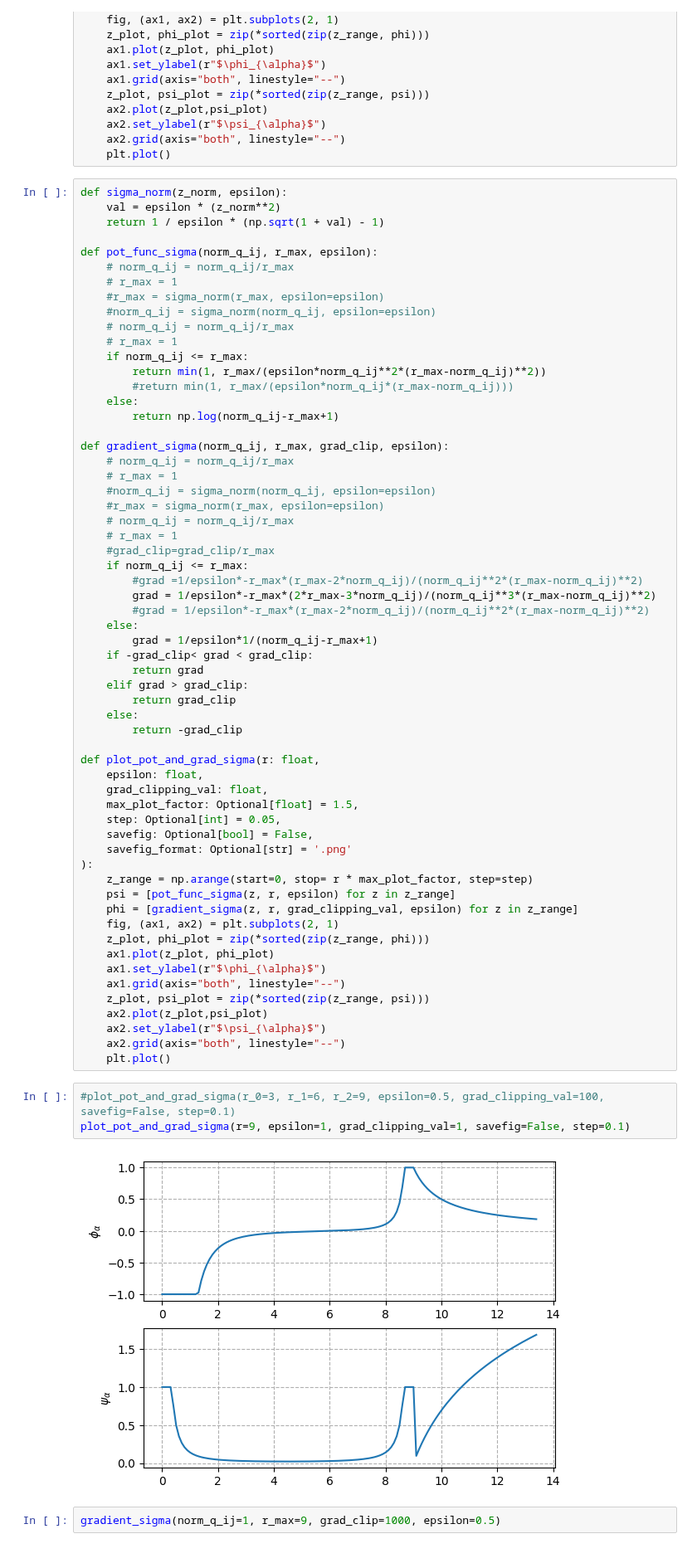
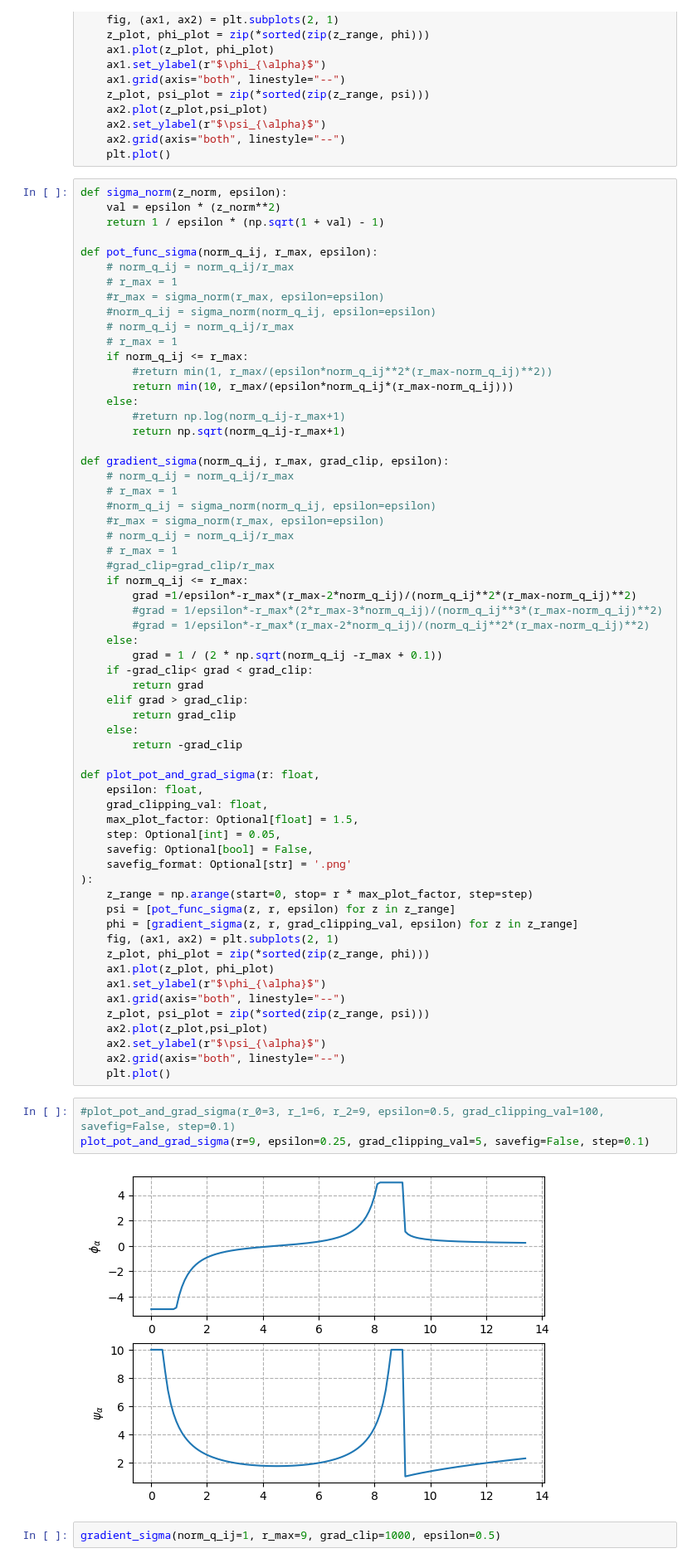
Before and after one commit to MariusWiggert/OceanPlatformControl, a Jupyter notebook: scripts/nicolas/misc/pot_func_design.ipynb, the cells around one changed output. Shown at 83% size. Cells and saved outputs as stored; diff of their text form.

Commit message:
Latest update with hysteresis taken into account in grad of flocking

```diff
--- a/scripts/nicolas/misc/pot_func_design.ipynb
+++ b/scripts/nicolas/misc/pot_func_design.ipynb
@@ -336,10 +336,11 @@ def pot_func_sigma(norm_q_ij, r_max, epsilon):
     # norm_q_ij = norm_q_ij/r_max
     # r_max = 1
     if norm_q_ij <= r_max:
-        return min(1, r_max/(epsilon*norm_q_ij**2*(r_max-norm_q_ij)**2))
-        #return min(1, r_max/(epsilon*norm_q_ij*(r_max-norm_q_ij)))
+        #return min(1, r_max/(epsilon*norm_q_ij**2*(r_max-norm_q_ij)**2))
+        return min(10, r_max/(epsilon*norm_q_ij*(r_max-norm_q_ij)))
     else:
-        return np.log(norm_q_ij-r_max+1)
+        #return np.log(norm_q_ij-r_max+1)
+        return np.sqrt(norm_q_ij-r_max+1)
 
 def gradient_sigma(norm_q_ij, r_max, grad_clip, epsilon):
     # norm_q_ij = norm_q_ij/r_max
@@ -350,11 +351,11 @@ def gradient_sigma(norm_q_ij, r_max, grad_clip, epsilon):
     # r_max = 1
     #grad_clip=grad_clip/r_max
     if norm_q_ij <= r_max:
-        #grad =1/epsilon*-r_max*(r_max-2*norm_q_ij)/(norm_q_ij**2*(r_max-norm_q_ij)**2)
-        grad = 1/epsilon*-r_max*(2*r_max-3*norm_q_ij)/(norm_q_ij**3*(r_max-norm_q_ij)**2)
+        grad =1/epsilon*-r_max*(r_max-2*norm_q_ij)/(norm_q_ij**2*(r_max-norm_q_ij)**2)
+        #grad = 1/epsilon*-r_max*(2*r_max-3*norm_q_ij)/(norm_q_ij**3*(r_max-norm_q_ij)**2)
         #grad = 1/epsilon*-r_max*(r_max-2*norm_q_ij)/(norm_q_ij**2*(r_max-norm_q_ij)**2)
     else:
-        grad = 1/epsilon*1/(norm_q_ij-r_max+1)
+        grad = 1 / (2 * np.sqrt(norm_q_ij -r_max + 0.1))
     if -grad_clip< grad < grad_clip:
         return grad
     elif grad > grad_clip:
@@ -385,9 +386,9 @@ def plot_pot_and_grad_sigma(r: float,
     plt.plot()
 # %%
 #plot_pot_and_grad_sigma(r_0=3, r_1=6, r_2=9, epsilon=0.5, grad_clipping_val=100, savefig=False, step=0.1)
-plot_pot_and_grad_sigma(r=9, epsilon=1, grad_clipping_val=1, savefig=False, step=0.1)
+plot_pot_and_grad_sigma(r=9, epsilon=0.25, grad_clipping_val=5, savefig=False, step=0.1)
 # %% [output]
-[figure, old version]
+[figure, new version]
 # %%
 gradient_sigma(norm_q_ij=1, r_max=9, grad_clip=1000, epsilon=0.5)
 # %% [output]
```
Also changed, not shown: parts of 2 cells of this notebook, 4 other files.
